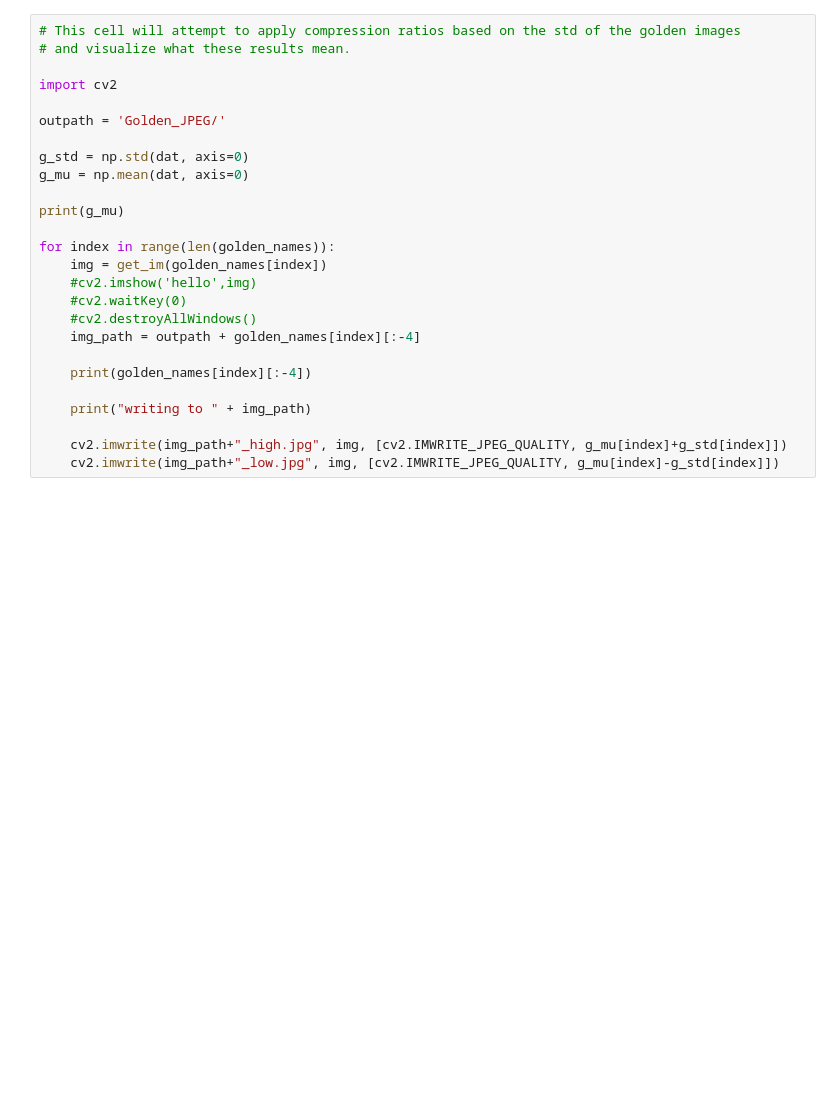
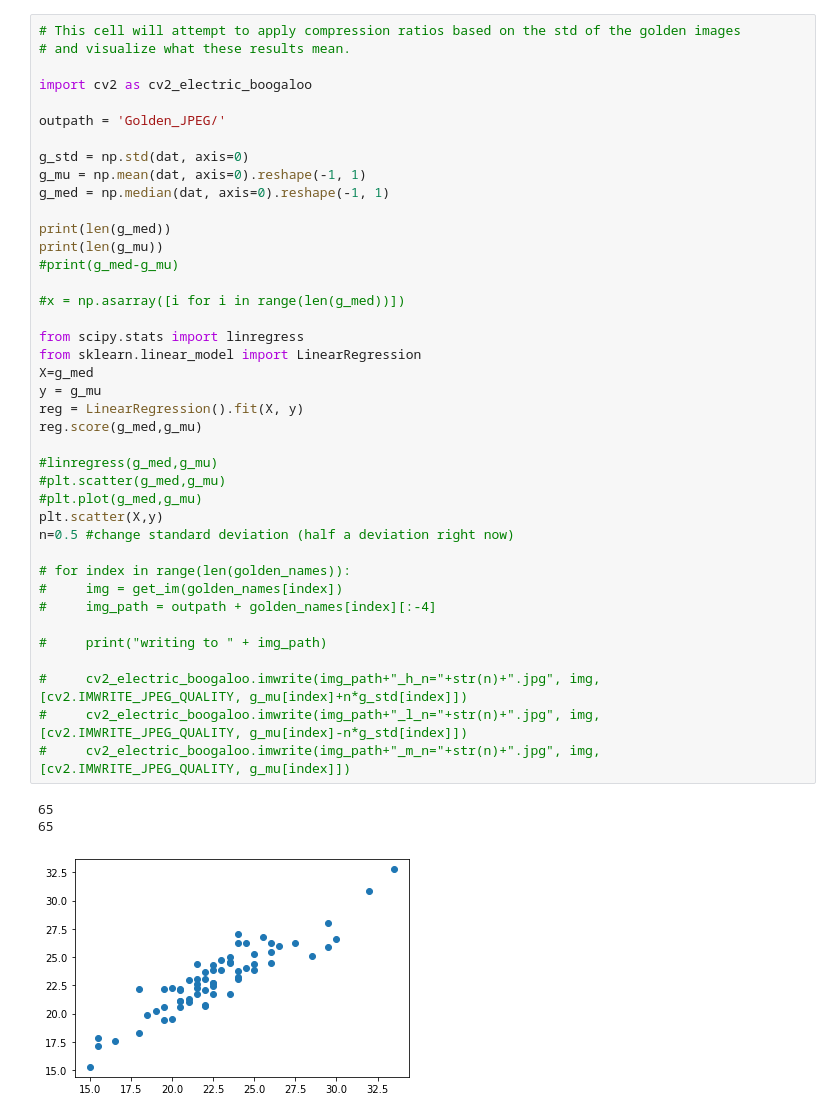
Before and after one commit to akashukla/MTurk_Bovik, a Jupyter notebook: Model/golden/Visualization.ipynb, the cells around one changed output. Drawn from its saved outputs; the diff is of its cells as text; blank space fills up the shorter version.

```diff
--- a/Model/golden/Visualization.ipynb
+++ b/Model/golden/Visualization.ipynb
@@ -61,26 +63,44 @@ ModuleNotFoundError: No module named 'cv2'
 # %%
 # This cell will attempt to apply compression ratios based on the std of the golden images
 # and visualize what these results mean.
 
-import cv2
+import cv2 as cv2_electric_boogaloo
 
 outpath = 'Golden_JPEG/'
 
 g_std = np.std(dat, axis=0)
-g_mu = np.mean(dat, axis=0)
+g_mu = np.mean(dat, axis=0).reshape(-1, 1)
+g_med = np.median(dat, axis=0).reshape(-1, 1)
 
-print(g_mu)
+print(len(g_med))
+print(len(g_mu))
+#print(g_med-g_mu)
 
-for index in range(len(golden_names)):
-    img = get_im(golden_names[index])
-    #cv2.imshow('hello',img)
-    #cv2.waitKey(0)
-    #cv2.destroyAllWindows()
-    img_path = outpath + golden_names[index][:-4]
+#x = np.asarray([i for i in range(len(g_med))])
 
-    print(golden_names[index][:-4])
+from scipy.stats import linregress
+from sklearn.linear_model import LinearRegression
+X=g_med
+y = g_mu
+reg = LinearRegression().fit(X, y)
+reg.score(g_med,g_mu)
 
-    print("writing to " + img_path)
+#linregress(g_med,g_mu)
+#plt.scatter(g_med,g_mu)
+#plt.plot(g_med,g_mu)
+plt.scatter(X,y)
+n=0.5 #change standard deviation (half a deviation right now)
 
-    cv2.imwrite(img_path+"_high.jpg", img, [cv2.IMWRITE_JPEG_QUALITY, g_mu[index]+g_std[index]])
-    cv2.imwrite(img_path+"_low.jpg", img, [cv2.IMWRITE_JPEG_QUALITY, g_mu[index]-g_std[index]])
+# for index in range(len(golden_names)):
+#     img = get_im(golden_names[index])
+#     img_path = outpath + golden_names[index][:-4]
+
+#     print("writing to " + img_path)
+
+#     cv2_electric_boogaloo.imwrite(img_path+"_h_n="+str(n)+".jpg", img, [cv2.IMWRITE_JPEG_QUALITY, g_mu[index]+n*g_std[index]])
+#     cv2_electric_boogaloo.imwrite(img_path+"_l_n="+str(n)+".jpg", img, [cv2.IMWRITE_JPEG_QUALITY, g_mu[index]-n*g_std[index]])
+#     cv2_electric_boogaloo.imwrite(img_path+"_m_n="+str(n)+".jpg", img, [cv2.IMWRITE_JPEG_QUALITY, g_mu[index]])
+# %% [output]
+65
+65
+[figure, added]
```
Also changed, not shown: parts of 1 cell of this notebook, 1 other file.
